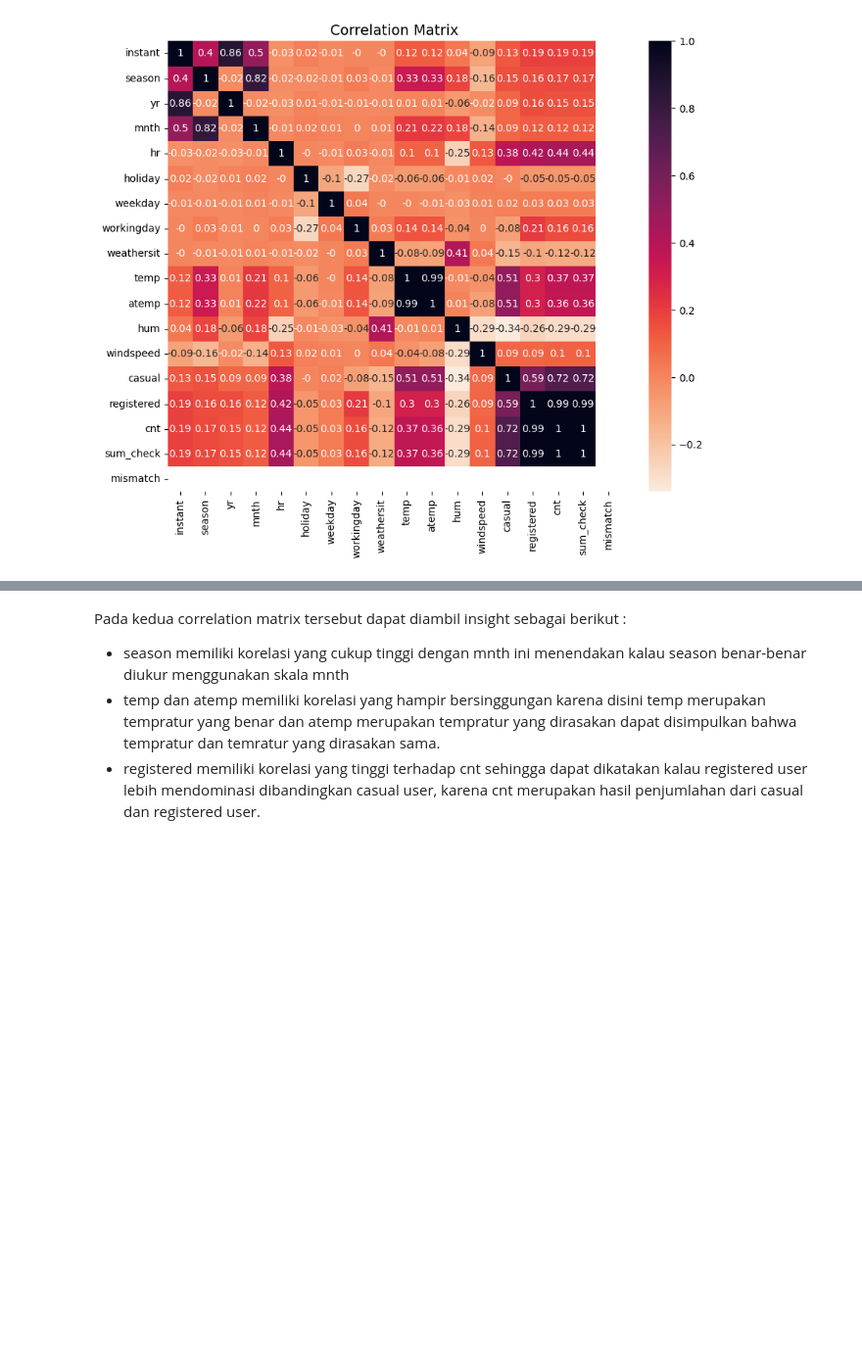
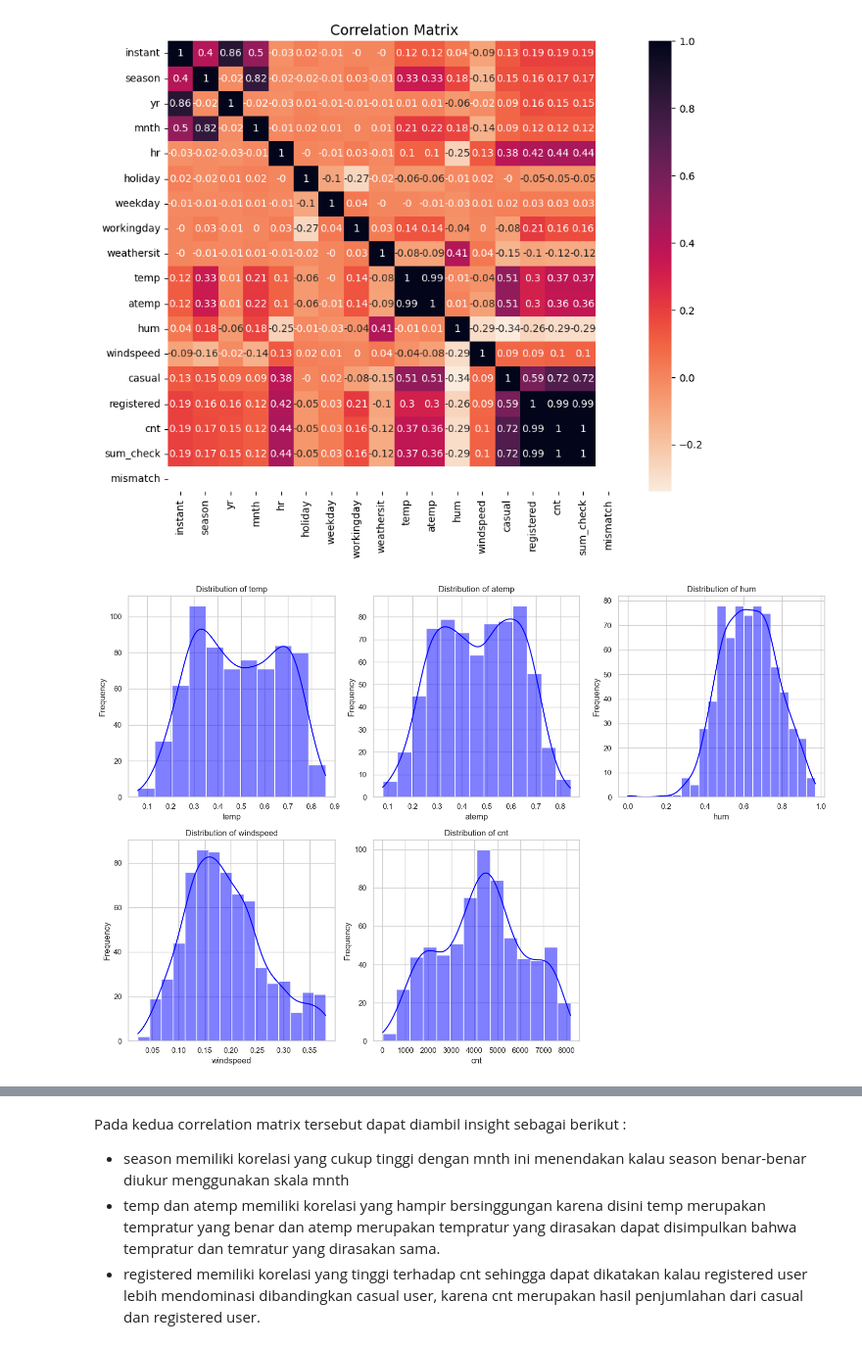
Before and after one commit to Maoelan/bike-sharing-data-analysis, a Jupyter notebook: Proyek_Analisis_Data.ipynb, the cells around one changed output, grey strips where cells are left out. Shown at 98% size. Cells and saved outputs as stored; diff of their text form; code cells hidden in the pictures; blank space fills up the shorter version.

```diff
--- a/Proyek_Analisis_Data.ipynb
+++ b/Proyek_Analisis_Data.ipynb
@@ -349,0 +391,4 @@ Text(0.5, 1.0, 'Correlation Matrix')
+# %%
+plot_numerical_distribution(day_df, numerical_columns, grid_size=(2, 3), palette="blue")
+# %% [output]
+[figure, added]
```
Also changed, not shown: parts of 3 cells of this notebook.
